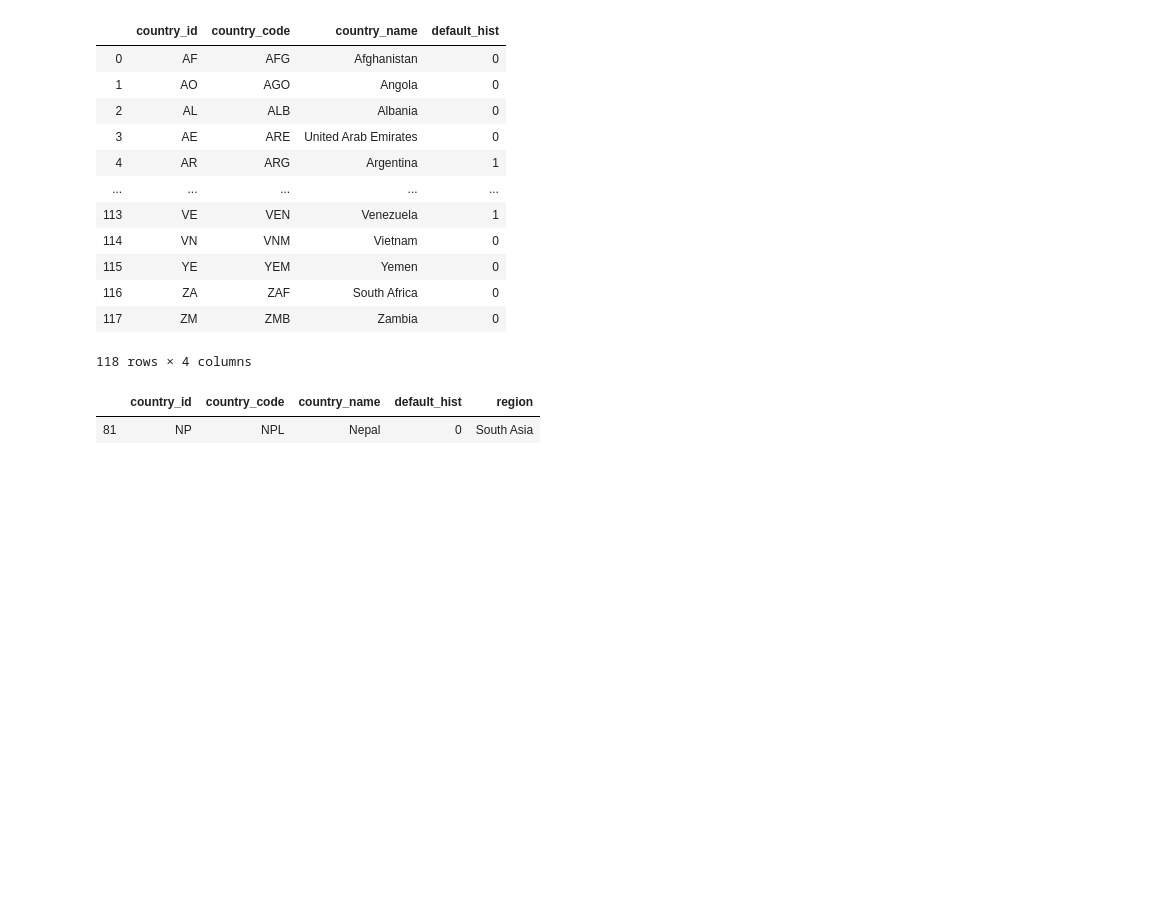
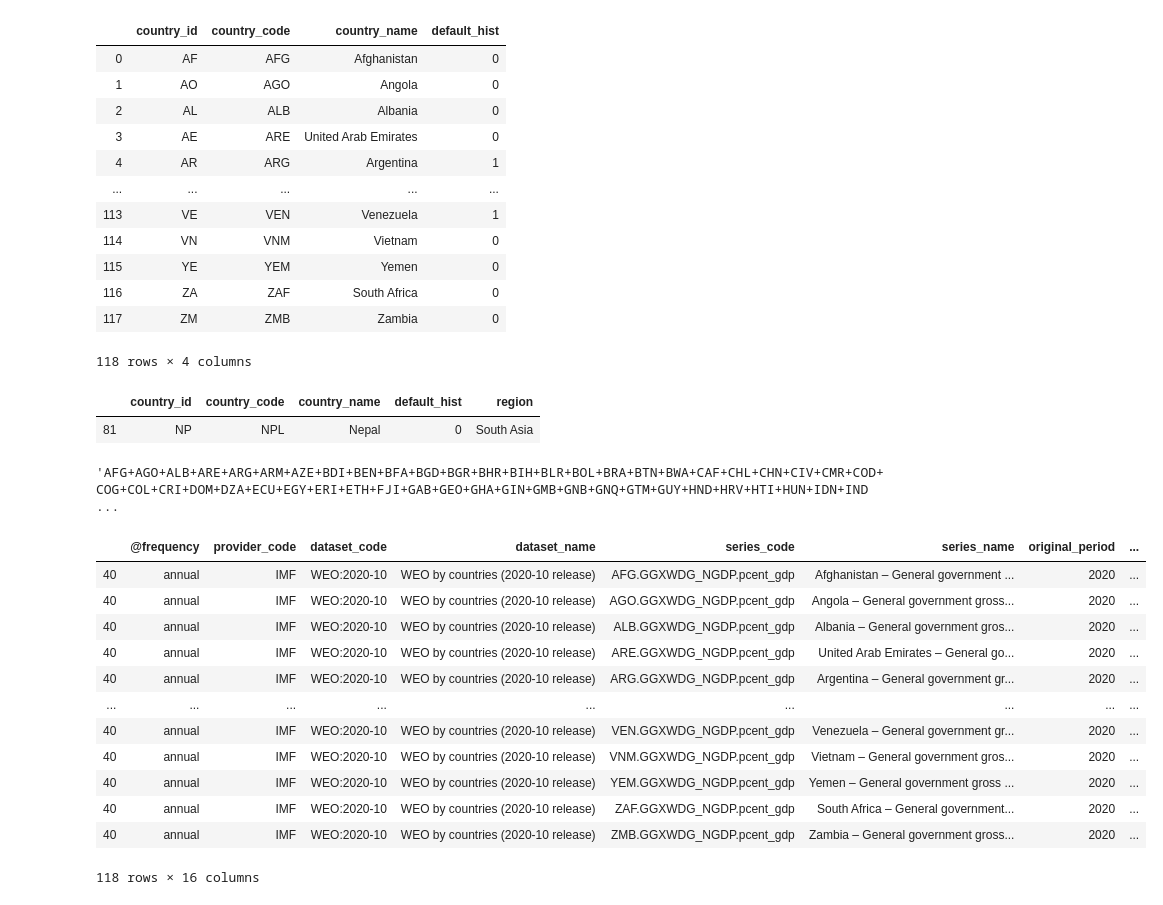
Before and after one commit to jayeshmanani/iima, a Jupyter notebook: Notebooks/final_code_variable_1_yr.ipynb, the cells around one changed output. Drawn from its saved outputs; the diff is of its cells as text; code cells hidden in the pictures; blank space fills up the shorter version.

Commit message:
updated the admin login, update button, and dbnomics

```diff
--- a/Notebooks/final_code_variable_1_yr.ipynb
+++ b/Notebooks/final_code_variable_1_yr.ipynb
@@ -505,0 +530,29 @@ dt.to_pickle('data/new_final_df2.pkl')
+# %%
+for country in final_df['country_code']:
+        country_string+="+"+country
+# %%
+country_string = country_string[1:]
+# %%
+test_str = country_string+'.'+'GGXWDG_NGDP'
+# %%
+test_str
+# %% [output]
+'AFG+AGO+ALB+ARE+ARG+ARM+AZE+BDI+BEN+BFA+BGD+BGR+BHR+BIH+BLR+BOL+BRA+BTN+BWA+CAF+CHL+CHN+CIV+CMR+COD+COG+COL+CRI+DOM+DZA+ECU+EGY+ERI+ETH+FJI+GAB+GEO+GHA+GIN+GMB+GNB+GNQ+GTM+GUY+HND+HRV+HTI+HUN+IDN+IND ...
+# %%
+df =dbnomics.fetch_series("IMF", "WEO:2020-10", series_code=test_str, max_nb_series=1000)
+# %%
+df[df['original_period'] == '2020']
+# %% [output]
+|  | @frequency | provider_code | dataset_code | dataset_name | series_code | series_name | original_period | ... |
+| 40 | annual | IMF | WEO:2020-10 | WEO by countries (2020-10 release) | AFG.GGXWDG_NGDP.pcent_gdp | Afghanistan – General government ... | 2020 | ... |
+| 40 | annual | IMF | WEO:2020-10 | WEO by countries (2020-10 release) | AGO.GGXWDG_NGDP.pcent_gdp | Angola – General government gross... | 2020 | ... |
+| 40 | annual | IMF | WEO:2020-10 | WEO by countries (2020-10 release) | ALB.GGXWDG_NGDP.pcent_gdp | Albania – General government gros... | 2020 | ... |
+| 40 | annual | IMF | WEO:2020-10 | WEO by countries (2020-10 release) | ARE.GGXWDG_NGDP.pcent_gdp | United Arab Emirates – General go... | 2020 | ... |
+| 40 | annual | IMF | WEO:2020-10 | WEO by countries (2020-10 release) | ARG.GGXWDG_NGDP.pcent_gdp | Argentina – General government gr... | 2020 | ... |
+| ... | ... | ... | ... | ... | ... | ... | ... | ... |
+| 40 | annual | IMF | WEO:2020-10 | WEO by countries (2020-10 release) | VEN.GGXWDG_NGDP.pcent_gdp | Venezuela – General government gr... | 2020 | ... |
+| 40 | annual | IMF | WEO:2020-10 | WEO by countries (2020-10 release) | VNM.GGXWDG_NGDP.pcent_gdp | Vietnam – General government gros... | 2020 | ... |
+| 40 | annual | IMF | WEO:2020-10 | WEO by countries (2020-10 release) | YEM.GGXWDG_NGDP.pcent_gdp | Yemen – General government gross ... | 2020 | ... |
+| 40 | annual | IMF | WEO:2020-10 | WEO by countries (2020-10 release) | ZAF.GGXWDG_NGDP.pcent_gdp | South Africa – General government... | 2020 | ... |
+| 40 | annual | IMF | WEO:2020-10 | WEO by countries (2020-10 release) | ZMB.GGXWDG_NGDP.pcent_gdp | Zambia – General government gross... | 2020 | ... |
+118 rows × 16 columns
```
Also changed, not shown: parts of 15 cells of this notebook, 10 other files.
